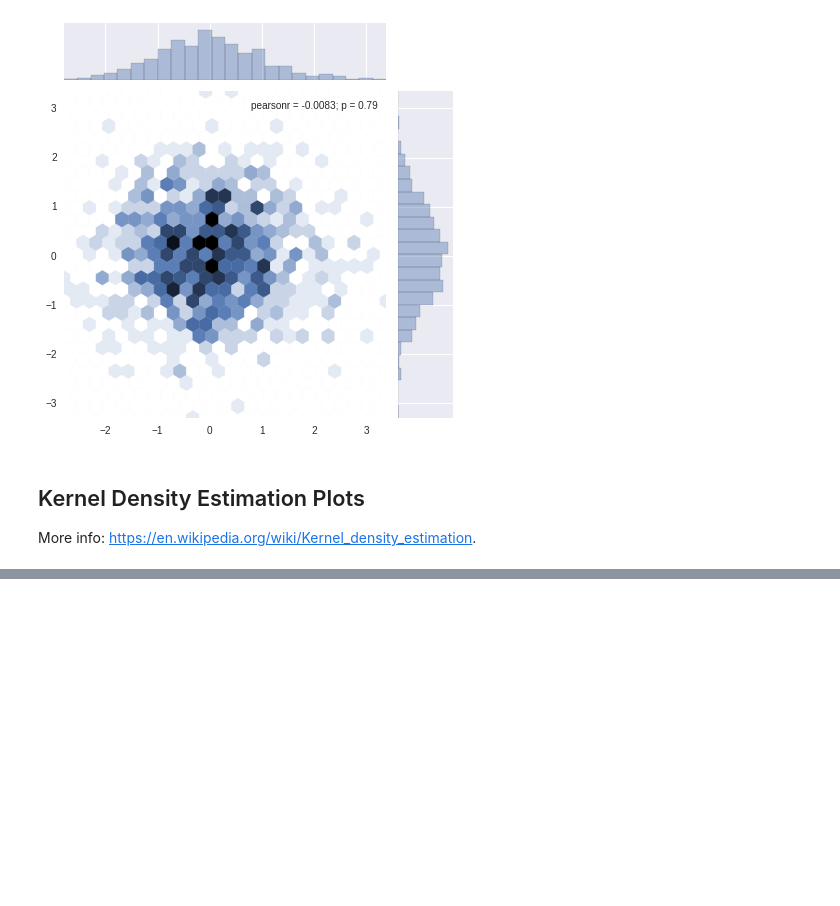
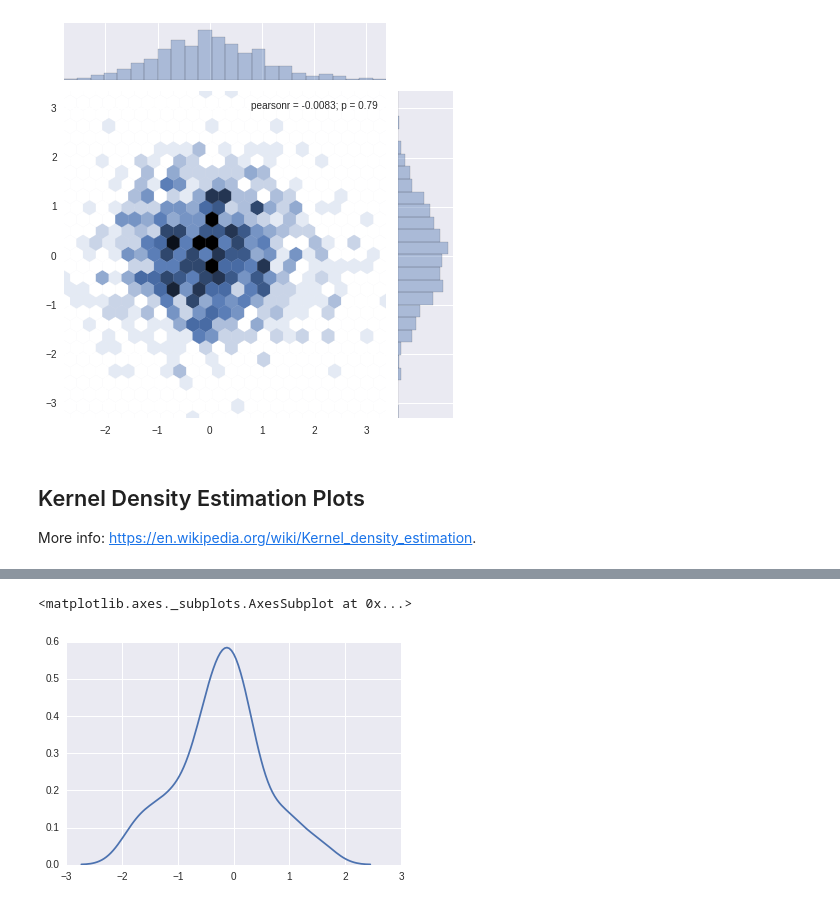
Before and after one commit to jarturomora/python-data-analysis, a Jupyter notebook: Snnipet 5 - Data visualization with Seaborn and Matplotlib.ipynb, the cells around one changed output, grey strips where cells are left out. Drawn from its saved outputs; the diff is of its cells as text; code cells hidden in the pictures; blank space fills up the shorter version.

```diff
--- a/Snnipet 5 - Data visualization with Seaborn and Matplotlib.ipynb
+++ b/Snnipet 5 - Data visualization with Seaborn and Matplotlib.ipynb
@@ -119,0 +135,7 @@ plt.ylim(0, 1)
+# %%
+# The Kernel estimation plot in one line with seaborn
+
+sns.kdeplot(dataset)
+# %% [output]
+<matplotlib.axes._subplots.AxesSubplot at 0x...>
+[figure, added]
```
Also changed, not shown: parts of 8 cells of this notebook.
